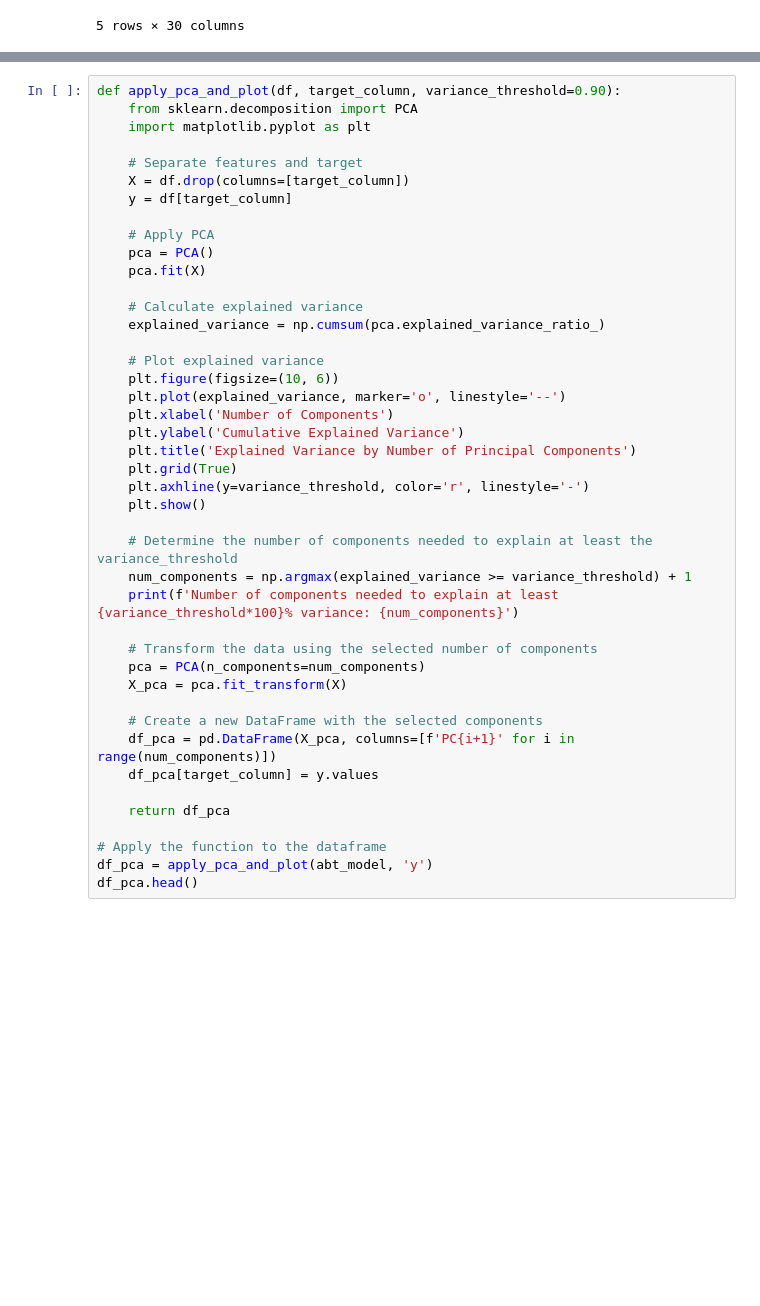
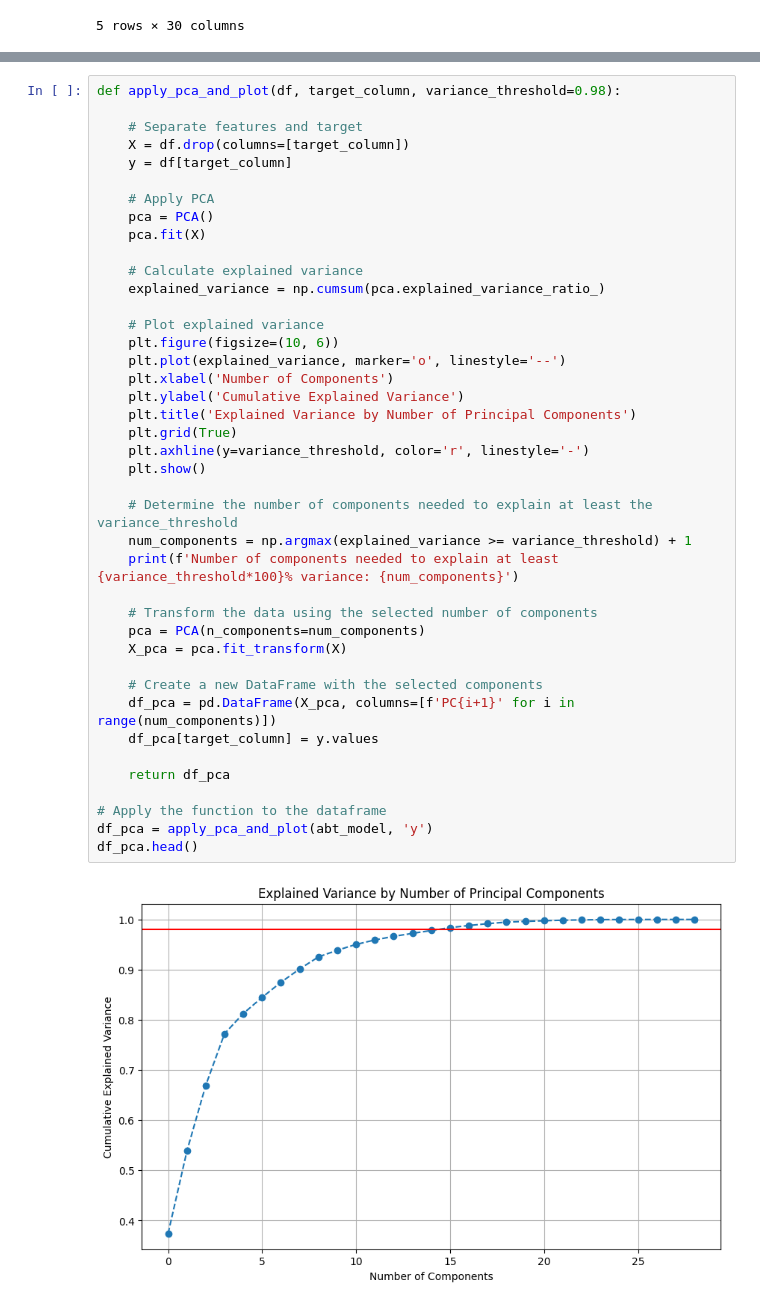
Before and after one commit to DKawaguch/Produto_Bancario, a Jupyter notebook: Bank_Marketing.ipynb, the cells around one changed output, grey strips where cells are left out. Drawn from its saved outputs; the diff is of its cells as text; blank space fills up the shorter version.

```diff
--- a/Bank_Marketing.ipynb
+++ b/Bank_Marketing.ipynb
@@ -278,7 +304,5 @@ abt_model.head()
 # %%
-def apply_pca_and_plot(df, target_column, variance_threshold=0.90):
-	from sklearn.decomposition import PCA
-	import matplotlib.pyplot as plt
+def apply_pca_and_plot(df, target_column, variance_threshold=0.98):
 
 	# Separate features and target
 	X = df.drop(columns=[target_column])
@@ -292,30 +316,31 @@ def apply_pca_and_plot(df, target_column, variance_threshold=0.90):
 	explained_variance = np.cumsum(pca.explained_variance_ratio_)
 
 	# Plot explained variance
 	plt.figure(figsize=(10, 6))
 	plt.plot(explained_variance, marker='o', linestyle='--')
 	plt.xlabel('Number of Components')
 	plt.ylabel('Cumulative Explained Variance')
 	plt.title('Explained Variance by Number of Principal Components')
 	plt.grid(True)
 	plt.axhline(y=variance_threshold, color='r', linestyle='-')
 	plt.show()
 
 	# Determine the number of components needed to explain at least the variance_threshold
 	num_components = np.argmax(explained_variance >= variance_threshold) + 1
 	print(f'Number of components needed to explain at least {variance_threshold*100}% variance: {num_components}')
 
 	# Transform the data using the selected number of components
 	pca = PCA(n_components=num_components)
 	X_pca = pca.fit_transform(X)
 
 	# Create a new DataFrame with the selected components
 	df_pca = pd.DataFrame(X_pca, columns=[f'PC{i+1}' for i in range(num_components)])
 	df_pca[target_column] = y.values
 
 	return df_pca
 
 # Apply the function to the dataframe
 df_pca = apply_pca_and_plot(abt_model, 'y')
 df_pca.head()
 # %% [output]
+[figure, added]
```
Also changed, not shown: parts of 6 cells of this notebook.
